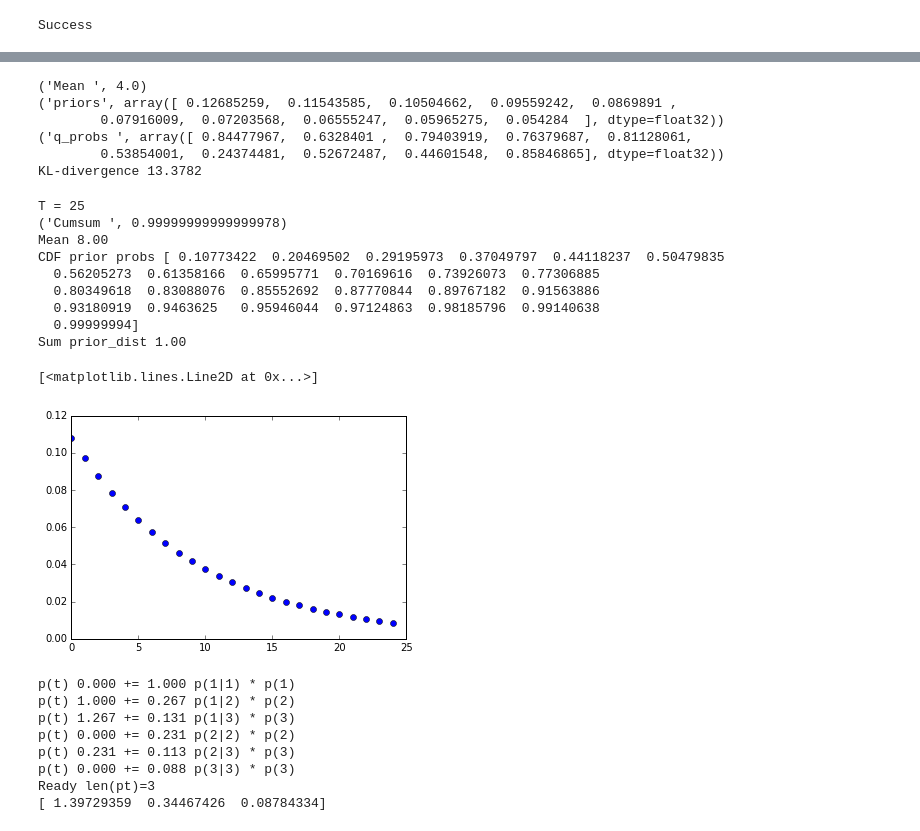
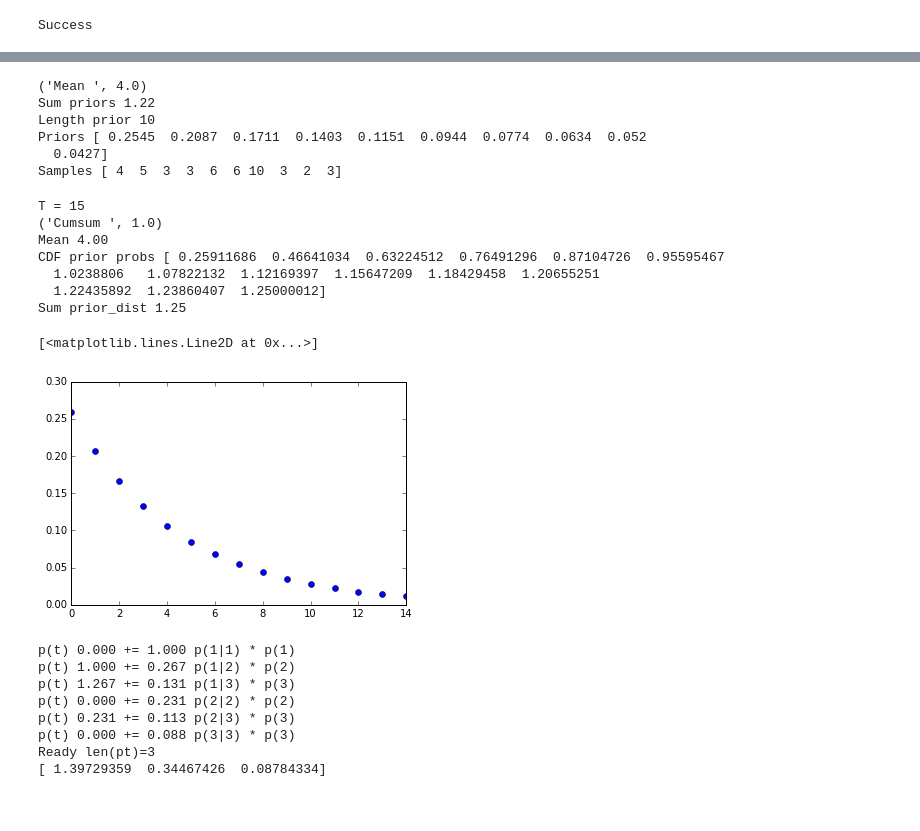
Before and after one commit to toologicbv/meta_learner, a Jupyter notebook: pytorch_expers.ipynb, the cells around one changed output, grey strips where cells are left out. Drawn from its saved outputs; the diff is of its cells as text; code cells hidden in the pictures.

```diff
--- a/pytorch_expers.ipynb
+++ b/pytorch_expers.ipynb
@@ -174,52 +199,47 @@ Nearest element (5, 0.59540935101342729)
 # %%
 steps = 10
-pmf_pt_T = ConditionalTimeStepDist(steps, 0.91)
+pmf_pt_T = ConditionalTimeStepDist(steps, 0.82)
 print("Mean ", pmf_pt_T.mean)
-priors = Variable(torch.from_numpy(pmf_pt_T.pmfunc(np.arange(1, steps + 1))).float())
-print("priors", priors.data.squeeze().numpy())
-q_probs = torch.zeros(10)
-q_probs = Variable(init.uniform(q_probs))
-print("q_probs ", q_probs.data.squeeze().numpy())
-kl = kl_divergence(q_probs, priors, do_average=False)
-
-print("KL-divergence {:.4f}".format(kl.data.squeeze().numpy()[0]))
+priors = Variable(torch.from_numpy(pmf_pt_T.pmfunc(np.arange(0, steps), normalize=True)).float())
+print("Sum priors {:.3}".format(torch.sum(priors).data.squeeze().numpy()[0]))
+print("Length prior {}".format(priors.size(0)))
+print("Priors {}".format(np.array_str(priors.data.squeeze().numpy(), precision=4)))
+print("Samples {}".format(pmf_pt_T.rvs(n=10)))
 # %% [output]
 ('Mean ', 4.0)
-('priors', array([ 0.12685259,  0.11543585,  0.10504662,  0.09559242,  0.0869891 ,
-        0.07916009,  0.07203568,  0.06555247,  0.05965275,  0.054284  ], dtype=float32))
-('q_probs ', array([ 0.84477967,  0.6328401 ,  0.79403919,  0.76379687,  0.81128061,
-        0.53854001,  0.24374481,  0.52672487,  0.44601548,  0.85846865], dtype=float32))
-KL-divergence 13.3782
+Sum priors 1.22
+Length prior 10
+Priors [ 0.2545  0.2087  0.1711  0.1403  0.1151  0.0944  0.0774  0.0634  0.052
+  0.0427]
+Samples [ 4  5  3  3  6  6 10  3  2  3]
 # %%
-continue_prob = 0.9
+continue_prob = 0.8
 pt_dist = TimeStepsDist(config.T, continue_prob)
 # optimizer_steps = pt_dist.rvs(n=1)
-optimizer_steps = 25
+optimizer_steps = 15
 print("T = {}".format(optimizer_steps))
 
 prior_dist = ConditionalTimeStepDist(optimizer_steps, q_prob=continue_prob)
 print("Cumsum ", prior_dist.cdf[-1])
 print("Mean {:.2f}".format(prior_dist.mean))
 prior_probs = Variable(torch.from_numpy(prior_dist.pmfunc(np.arange(0, optimizer_steps), normalize=True)).float())
 print("CDF prior probs {}".format(np.cumsum(prior_probs.data.squeeze().numpy())))
 # t = np.arange(optimizer_steps)
 # prior_probs = pmf_ptT(t, optimizer_steps, config.continue_prob)
 # print(torch.sum(prior_probs.data.squeeze()))
 print("Sum prior_dist {:.2f}".format(torch.sum(prior_probs.data.squeeze())))
 # print("Sum prior_dist {:.8f}".format(np.sum(prior_probs)))
 plt.plot(prior_probs.data.squeeze().numpy(), 'bo')
 # %% [output]
-T = 25
-('Cumsum ', 0.99999999999999978)
-Mean 8.00
-CDF prior probs [ 0.10773422  0.20469502  0.29195973  0.37049797  0.44118237  0.50479835
-  0.56205273  0.61358166  0.65995771  0.70169616  0.73926073  0.77306885
-  0.80349618  0.83088076  0.85552692  0.87770844  0.89767182  0.91563886
-  0.93180919  0.9463625   0.95946044  0.97124863  0.98185796  0.99140638
-  0.99999994]
-Sum prior_dist 1.00
+T = 15
+('Cumsum ', 1.0)
+Mean 4.00
+CDF prior probs [ 0.25911686  0.46641034  0.63224512  0.76491296  0.87104726  0.95595467
+  1.0238806   1.07822132  1.12169397  1.15647209  1.18429458  1.20655251
+  1.22435892  1.23860407  1.25000012]
+Sum prior_dist 1.25
 [<matplotlib.lines.Line2D at 0x...>]
-[figure, old version]
+[figure, new version]
 # %%
 def pmf_pt(T_horizon, q_prob):
 
```
Also changed, not shown: parts of 5 cells of this notebook, 9 other files.
